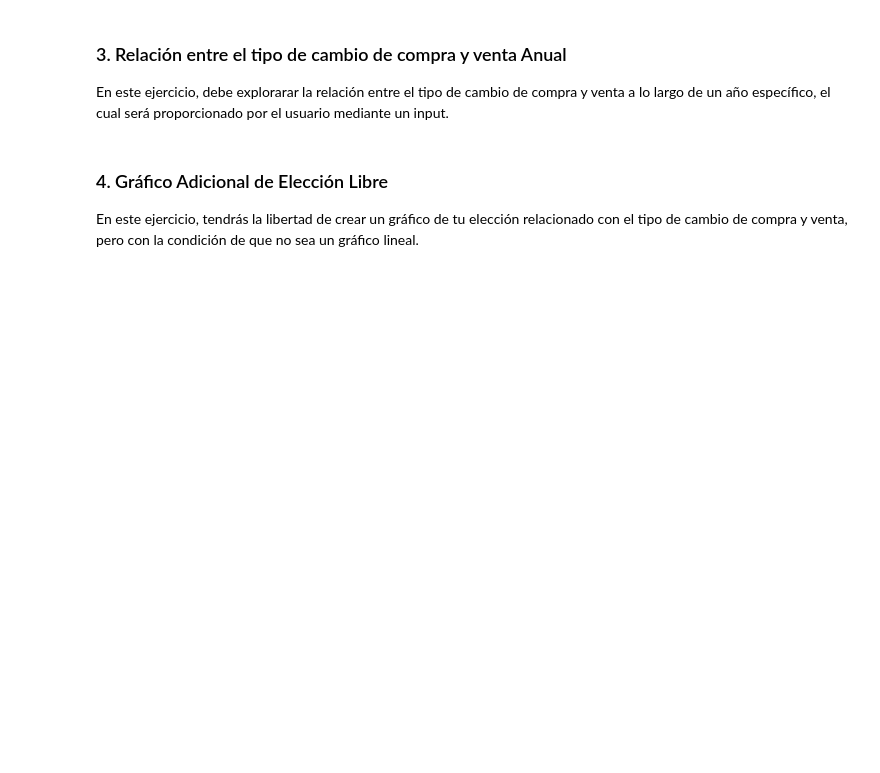
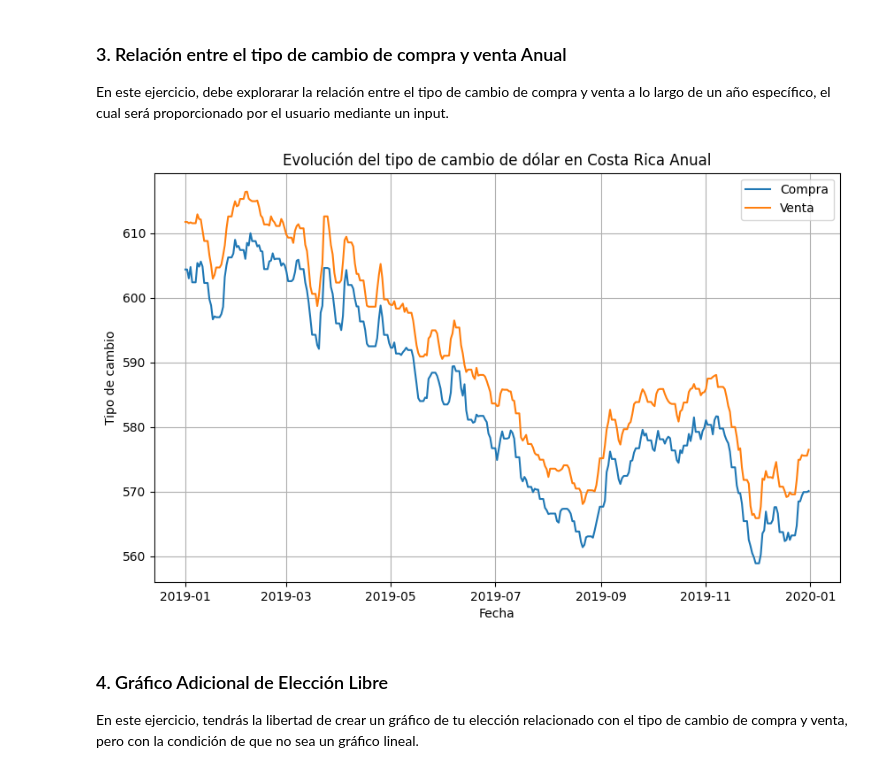
Before and after one commit to ajmenaa/phyton_basico_ICAI, a Jupyter notebook: Estudiantes/Orlando_Salazar/10_Matplotlib/Practica_9.ipynb, the cells around one changed output. Cells and saved outputs as stored; diff of their text form; code cells hidden in the pictures; blank space fills up the shorter version.

```diff
--- a/Estudiantes/Orlando_Salazar/10_Matplotlib/Practica_9.ipynb
+++ b/Estudiantes/Orlando_Salazar/10_Matplotlib/Practica_9.ipynb
@@ -198,3 +214,32 @@ En este ejercicio, debe explorarar la relación entre el tipo de cambio de compr
+# %%
+#Pregunta el año a consultar
+anio = int(input('Digite el año que quiere comparar: '))
+
+data3 = data[data['DIA'].dt.year == anio]
+
+# Selección de fechas
+fechas = data3["DIA"]
+
+# Tipo de cambio de compra
+tipo_cambio_compra = data3["COMPRA"]
+
+# Tipo de cambio de venta
+tipo_cambio_venta = data3["VENTA"]
+
+#print(data3)
+
+# Gráfico de líneas
+plt.figure(figsize=(10, 6))
+plt.plot(fechas, tipo_cambio_compra, label="Compra")
+plt.plot(fechas, tipo_cambio_venta, label="Venta")
+plt.xlabel("Fecha")
+plt.ylabel("Tipo de cambio")
+plt.title("Evolución del tipo de cambio de dólar en Costa Rica Anual")
+plt.legend()
+plt.grid(True)
+plt.show()
+# %% [output]
+[figure, added]
 # %% [markdown]
 ### 4. Gráfico Adicional de Elección Libre
 
```
Also changed, not shown: parts of 2 cells of this notebook.
